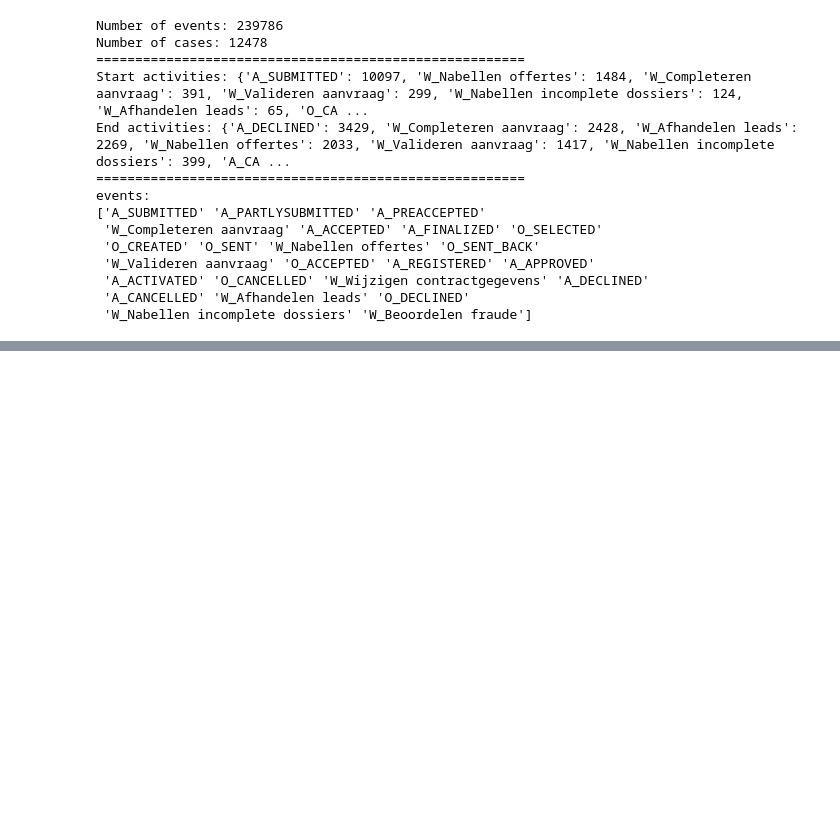
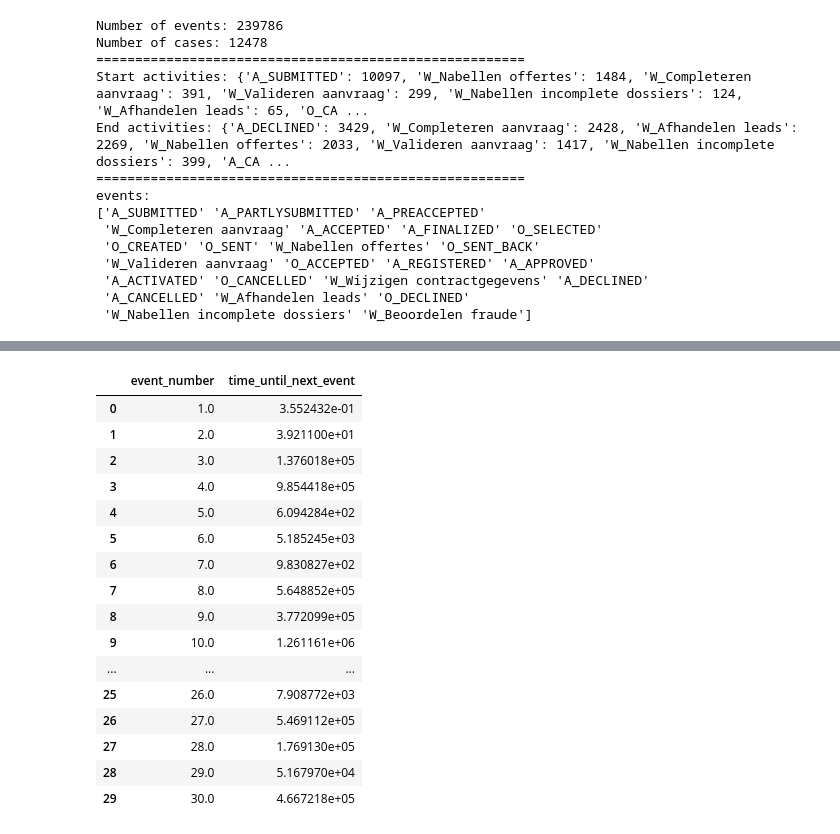
Before and after one commit to yuhsuanlintue/2IOI0_G6, a Jupyter notebook: Jnote.ipynb, the cells around one changed output, grey strips where cells are left out. Drawn from its saved outputs; the diff is of its cells as text; code cells hidden in the pictures; blank space fills up the shorter version.

```diff
--- a/Jnote.ipynb
+++ b/Jnote.ipynb
@@ -100,0 +144,16 @@ df_event
+# %%
+#new collumn that indexes events within a case
+
+def addEventNumber(df):
+    df['event_number'] = 0  # initialize new column with zeros
+
+    # iterate over each unique case
+    for case in df['case concept:name'].unique():
+        case_df = df[df['case concept:name'] == case]  # subset dataframe for current case
+        case_df['event_number'] = range(1, len(case_df)+1)  # assign incrementing event numbers
+        df.update(case_df)  # update original dataframe with new event numbers
+
+    return df
+# %%
+df_eventNum = addEventNumber(df_timeDiff)
+df_eventNum.head()
@@ -100,0 +192,26 @@ df_event
+# %%
+def createNaiveTimePredictor(df):
+    # group by event number and calculate mean of time_until_next_event
+    df_naiveTimePredictor = df.groupby('event_number')['time_until_next_event'].mean().reset_index()
+    return df_naiveTimePredictor
+# %%
+naiveTimePredictor = createNaiveTimePredictor(df_eventNum)
+naiveTimePredictor.head(30)
+# %% [output]
+|  | event_number | time_until_next_event |
+| 0 | 1.0 | 3.552432e-01 |
+| 1 | 2.0 | 3.921100e+01 |
+| 2 | 3.0 | 1.376018e+05 |
+| 3 | 4.0 | 9.854418e+05 |
+| 4 | 5.0 | 6.094284e+02 |
+| 5 | 6.0 | 5.185245e+03 |
+| 6 | 7.0 | 9.830827e+02 |
+| 7 | 8.0 | 5.648852e+05 |
+| 8 | 9.0 | 3.772099e+05 |
+| 9 | 10.0 | 1.261161e+06 |
+| ... | ... | ... |
+| 25 | 26.0 | 7.908772e+03 |
+| 26 | 27.0 | 5.469112e+05 |
+| 27 | 28.0 | 1.769130e+05 |
+| 28 | 29.0 | 5.167970e+04 |
+| 29 | 30.0 | 4.667218e+05 |
```
Also changed, not shown: parts of 8 cells of this notebook, 3 other files.
